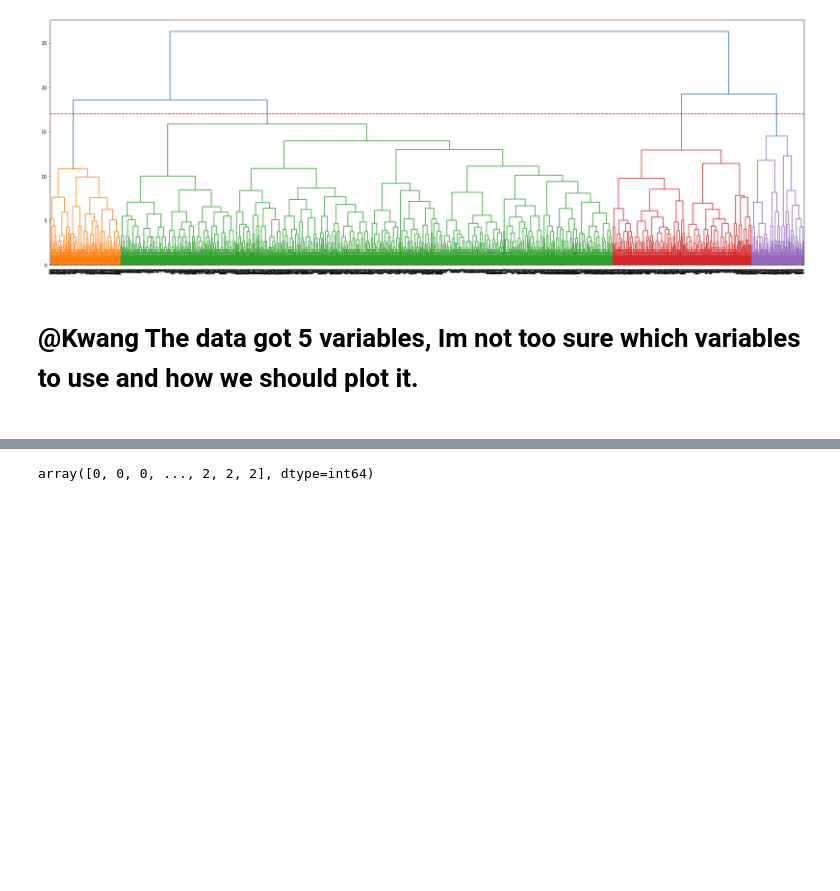
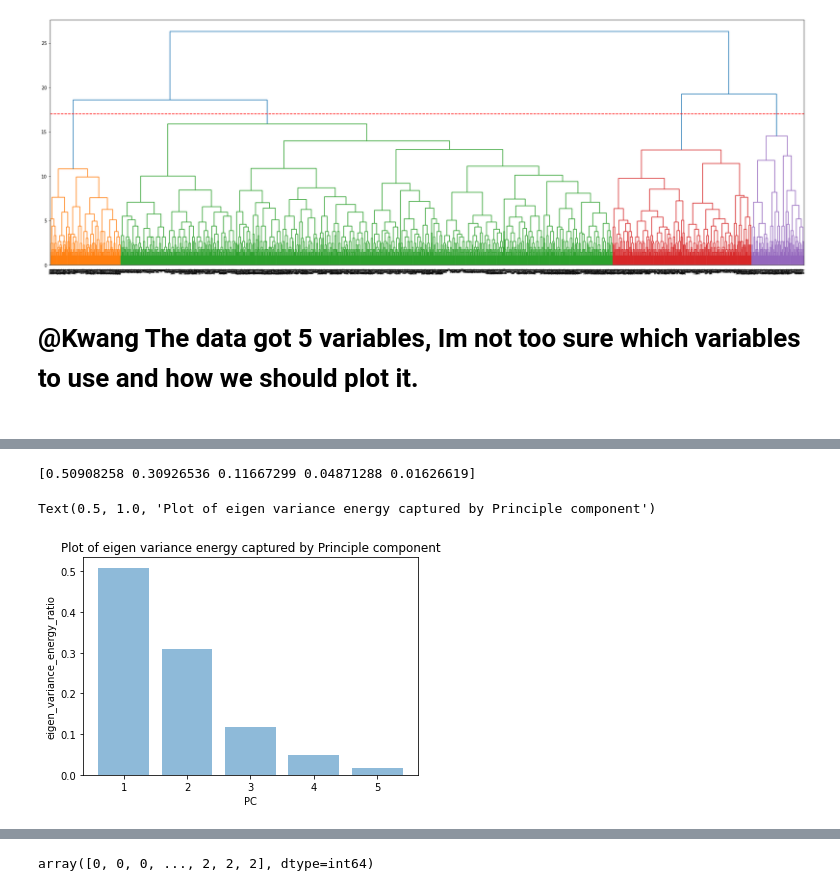
Before and after one commit to WeichenTeo/CSC3005-Data-Analytics, a Jupyter notebook: DataAnalytics.ipynb, the cells around one changed output, grey strips where cells are left out. Drawn from its saved outputs; the diff is of its cells as text; code cells hidden in the pictures; blank space fills up the shorter version.

```diff
--- a/DataAnalytics.ipynb
+++ b/DataAnalytics.ipynb
@@ -267,0 +243,27 @@ _ = pyplot.show()
+# %%
+from sklearn.cluster import AgglomerativeClustering
+from sklearn.decomposition import PCA
+
+# 4 clusters because of cut line from above hierarchical dendogram.
+cluster = AgglomerativeClustering(n_clusters=4, affinity='manhattan', linkage='complete')
+hc = cluster.fit_predict(X)
+
+reds = hc == 0 #label
+yellow = hc == 1
+blue = hc == 2
+magenta = hc == 3
+
+#show all the eigen vector
+pca_all = PCA()
+pca_all.fit(X)
+
+eigen_energy = pca_all.explained_variance_ratio_
+print(eigen_energy) #show all the eigen vector
+plt.bar(range(1,6),eigen_energy,alpha=0.5,align = 'center',label = 'individual explained variance')
+plt.xlabel('PC')
+plt.ylabel('eigen_variance_energy_ratio')
+plt.title ("Plot of eigen variance energy captured by Principle component")
+# %% [output]
+[0.50908258 0.30926536 0.11667299 0.04871288 0.01626619]
+Text(0.5, 1.0, 'Plot of eigen variance energy captured by Principle component')
+[figure, added]
```
Also changed, not shown: parts of 8 cells of this notebook.
